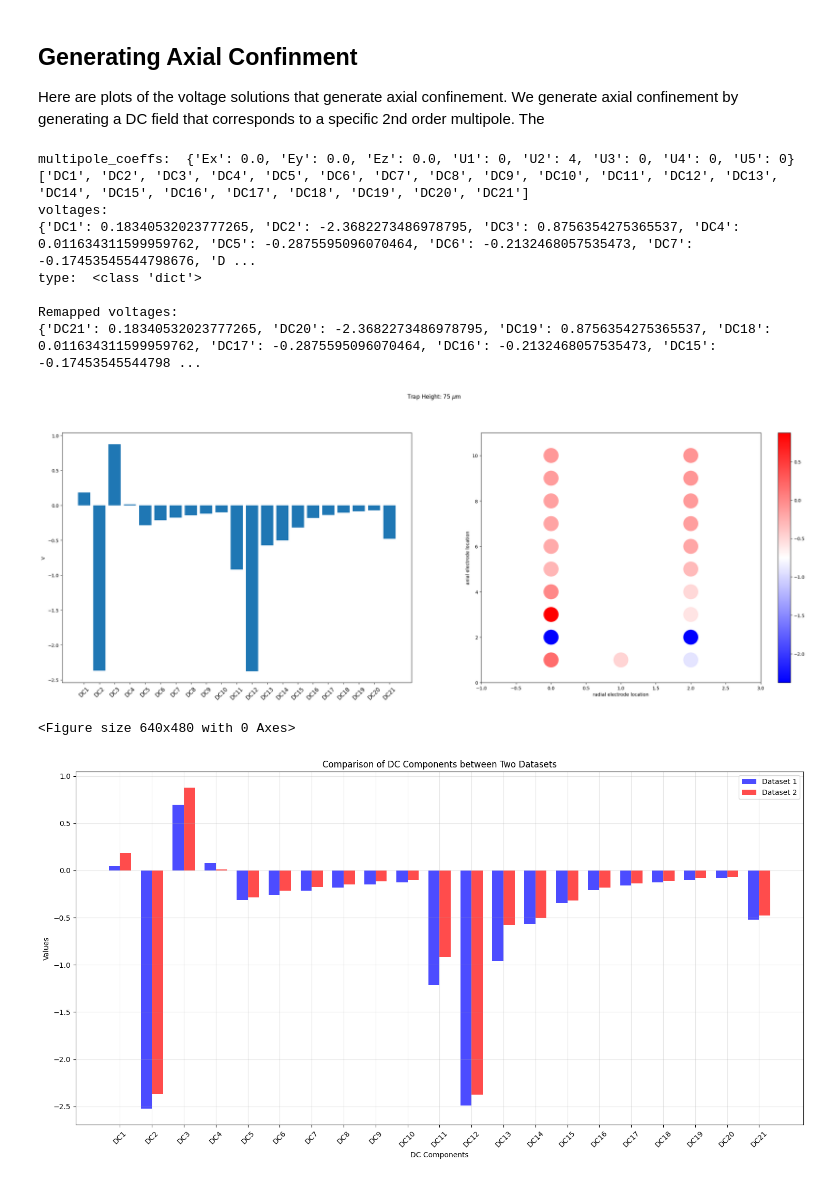
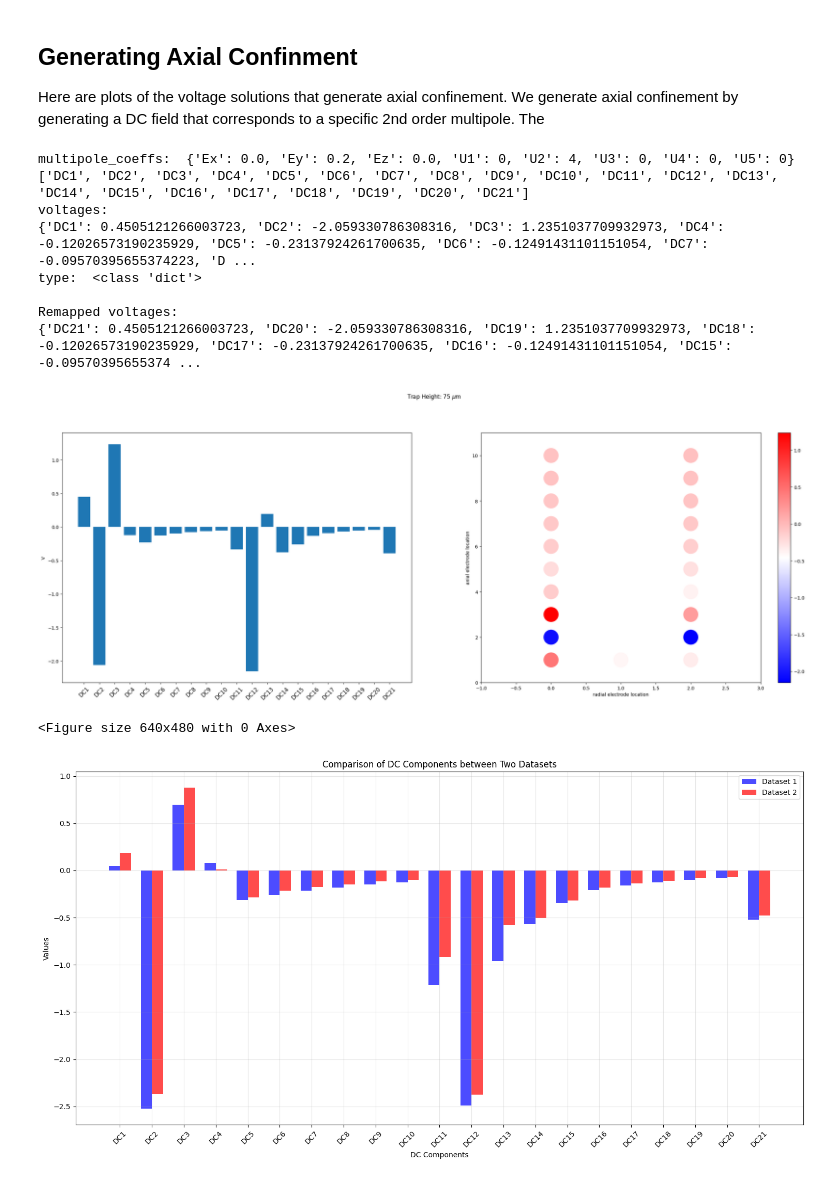
Before and after one commit to HaeffnerLab/integrated_photonics_bem, a Jupyter notebook: examples/Integrated_photonics/III_Multipole_Expansion.ipynb, the cells around one changed output. Drawn from its saved outputs; the diff is of its cells as text; code cells hidden in the pictures.

```diff
--- a/examples/Integrated_photonics/III_Multipole_Expansion.ipynb
+++ b/examples/Integrated_photonics/III_Multipole_Expansion.ipynb
@@ -474,7 +474,7 @@ voltages = plot_muls(s,xl,zl,roi,
                      height = yl*1e3,
                      ez=0.0,
                      ex=0.0,
-                     ey=0.0,
+                     ey=0.2,
                      u2=4,
                      u5=0,
                      u1=0,
@@ -494,37 +494,37 @@ voltage_mapping = {
     "DC8": "DC14",
     "DC9": "DC13",
     "DC10": "DC12",
     "DC11": "DC10",
     "DC12": "DC9",
     "DC13": "DC8",
     "DC14": "DC7",
     "DC15": "DC6",
     "DC16": "DC5",
     "DC17": "DC4",
     "DC18": "DC3",
     "DC19": "DC2",
     "DC20": "DC1",
     "DC21": "DC11",
 }
 
 # Remap the voltages dictionary keys using voltage_mapping
 remapped_voltages = {voltage_mapping.get(k, k): v for k, v in voltages.items()}
 print(f"\nRemapped voltages: \n{remapped_voltages}")
 
 fig.canvas.draw()
 fig.tight_layout(pad=1)
 fig = plt.figure()
 plt.show()
 # %% [output]
-multipole_coeffs:  {'Ex': 0.0, 'Ey': 0.0, 'Ez': 0.0, 'U1': 0, 'U2': 4, 'U3': 0, 'U4': 0, 'U5': 0}
+multipole_coeffs:  {'Ex': 0.0, 'Ey': 0.2, 'Ez': 0.0, 'U1': 0, 'U2': 4, 'U3': 0, 'U4': 0, 'U5': 0}
 ['DC1', 'DC2', 'DC3', 'DC4', 'DC5', 'DC6', 'DC7', 'DC8', 'DC9', 'DC10', 'DC11', 'DC12', 'DC13', 'DC14', 'DC15', 'DC16', 'DC17', 'DC18', 'DC19', 'DC20', 'DC21']
 voltages:
-{'DC1': 0.18340532023777265, 'DC2': -2.3682273486978795, 'DC3': 0.8756354275365537, 'DC4': 0.011634311599959762, 'DC5': -0.2875595096070464, 'DC6': -0.2132468057535473, 'DC7': -0.17453545544798676, 'D ...
+{'DC1': 0.4505121266003723, 'DC2': -2.059330786308316, 'DC3': 1.2351037709932973, 'DC4': -0.12026573190235929, 'DC5': -0.23137924261700635, 'DC6': -0.12491431101151054, 'DC7': -0.09570395655374223, 'D ...
 type:  <class 'dict'>
 
 Remapped voltages:
-{'DC21': 0.18340532023777265, 'DC20': -2.3682273486978795, 'DC19': 0.8756354275365537, 'DC18': 0.011634311599959762, 'DC17': -0.2875595096070464, 'DC16': -0.2132468057535473, 'DC15': -0.17453545544798 ...
+{'DC21': 0.4505121266003723, 'DC20': -2.059330786308316, 'DC19': 1.2351037709932973, 'DC18': -0.12026573190235929, 'DC17': -0.23137924261700635, 'DC16': -0.12491431101151054, 'DC15': -0.09570395655374 ...
-[figure, old version]
+[figure, new version]
 <Figure size 640x480 with 0 Axes>
 # %%
 import matplotlib.pyplot as plt
```
Also changed, not shown: 2 other files.
